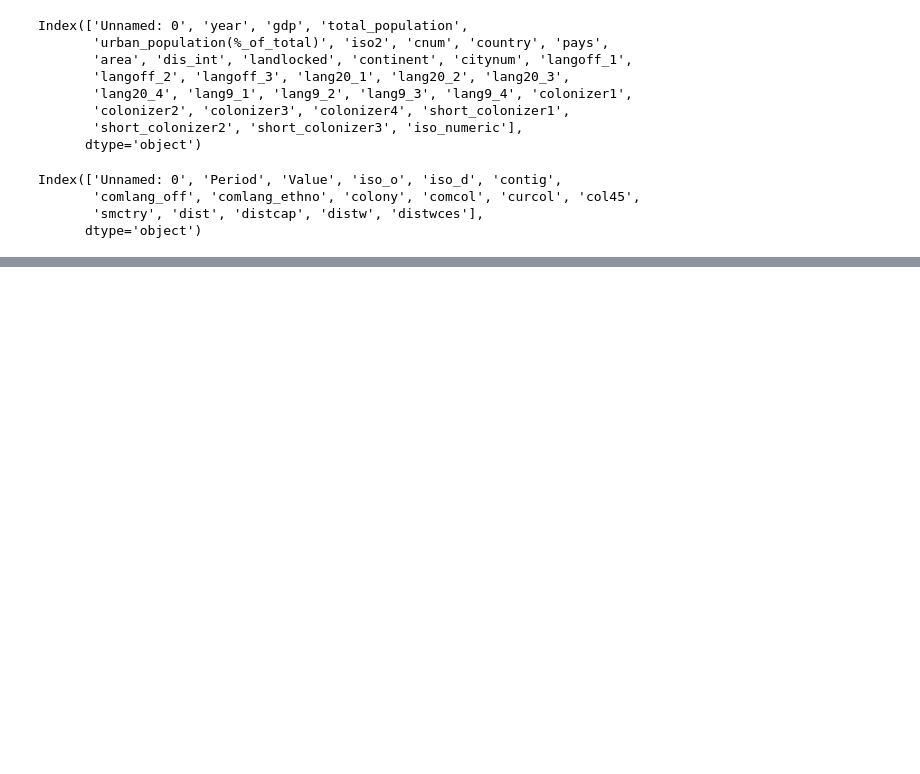
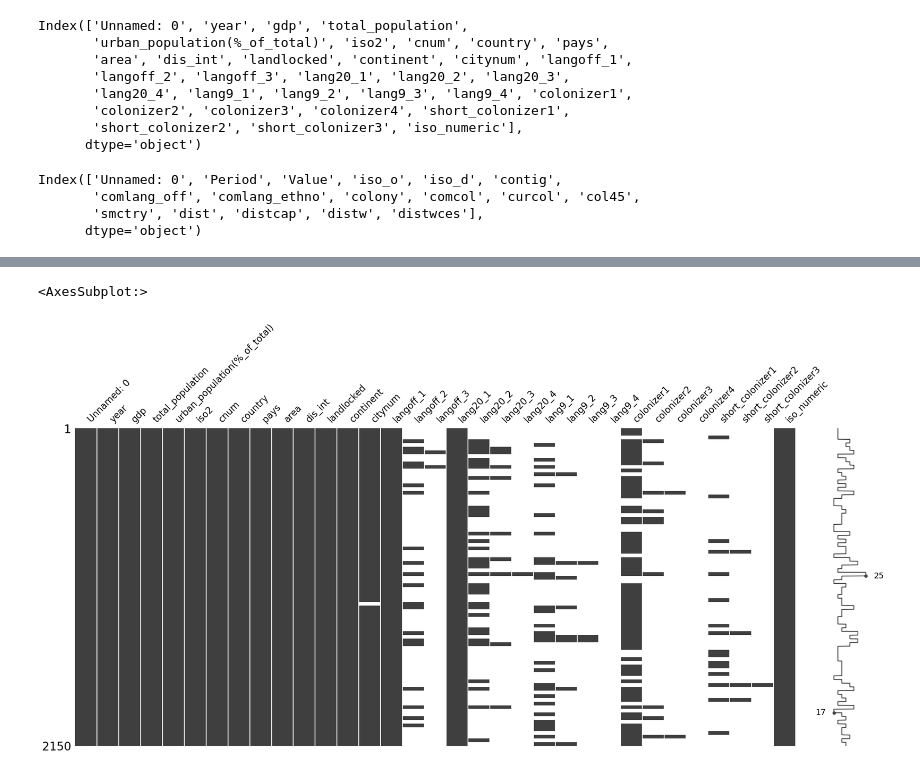
Before and after one commit to ceumicrodata/gravity-vs-ml, a Jupyter notebook: Random_forest/Random_forest_trade.ipynb, the cells around one changed output, grey strips where cells are left out. Cells and saved outputs as stored; diff of their text form; code cells hidden in the pictures; blank space fills up the shorter version.

```diff
--- a/Random_forest/Random_forest_trade.ipynb
+++ b/Random_forest/Random_forest_trade.ipynb
@@ -51,0 +67,7 @@ trade_nodelist
+# %%
+# Before mergin, let's look at missings in the nodelist
+
+msno.matrix(trade_nodelist)
+# %% [output]
+<AxesSubplot:>
+[figure, added]
```
Also changed, not shown: parts of 23 cells of this notebook.
